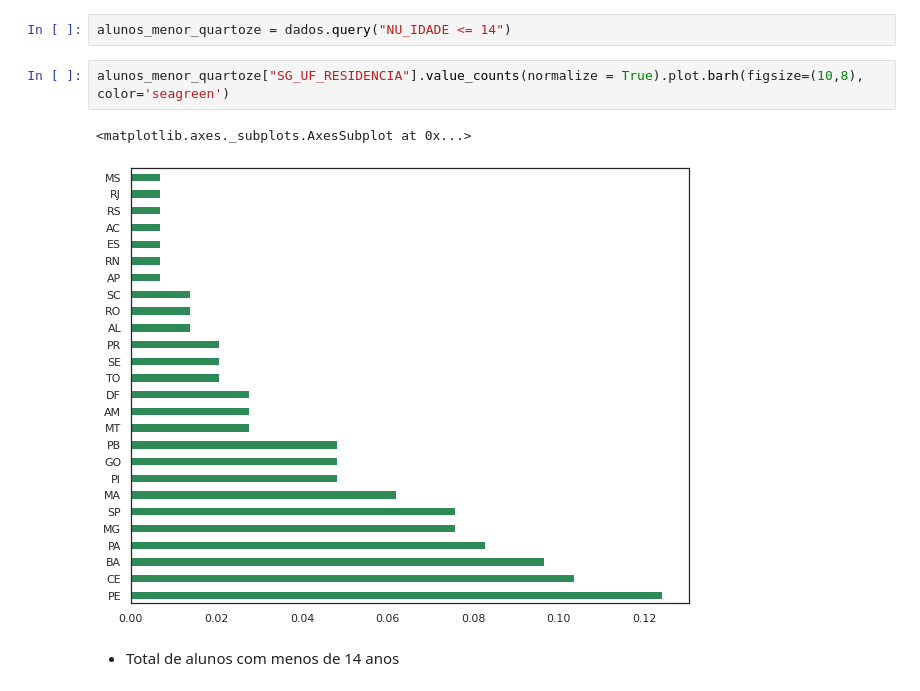
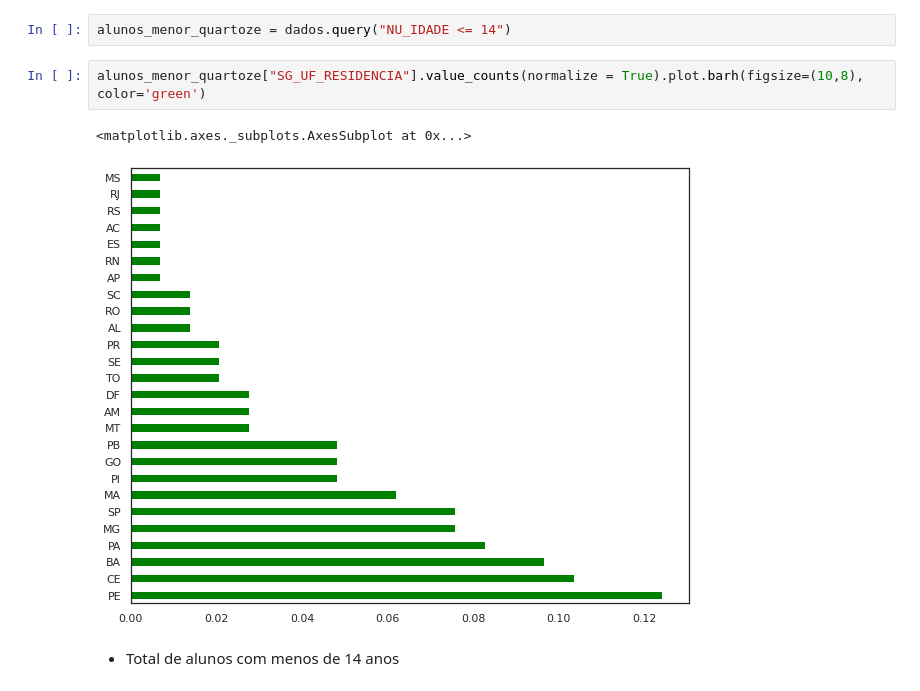
Before and after one commit to DanielaCorado/Portfolio, a Jupyter notebook: ENEM_2019.ipynb, the cells around one changed output. Saved outputs shown, nothing was run; the diff lists cells and outputs as text.

```diff
--- a/ENEM_2019.ipynb
+++ b/ENEM_2019.ipynb
@@ -353,10 +313,10 @@ Name: SG_UF_RESIDENCIA, dtype: float64
 # %%
 alunos_menor_quartoze = dados.query("NU_IDADE <= 14")
 # %%
-alunos_menor_quartoze["SG_UF_RESIDENCIA"].value_counts(normalize = True).plot.barh(figsize=(10,8), color='seagreen')
+alunos_menor_quartoze["SG_UF_RESIDENCIA"].value_counts(normalize = True).plot.barh(figsize=(10,8), color='green')
 # %% [output]
 <matplotlib.axes._subplots.AxesSubplot at 0x...>
-[figure, old version]
+[figure, new version]
 # %% [markdown]
 * Total de alunos com menos de 14 anos
 # %%
```
Also changed, not shown: parts of 42 cells of this notebook.
